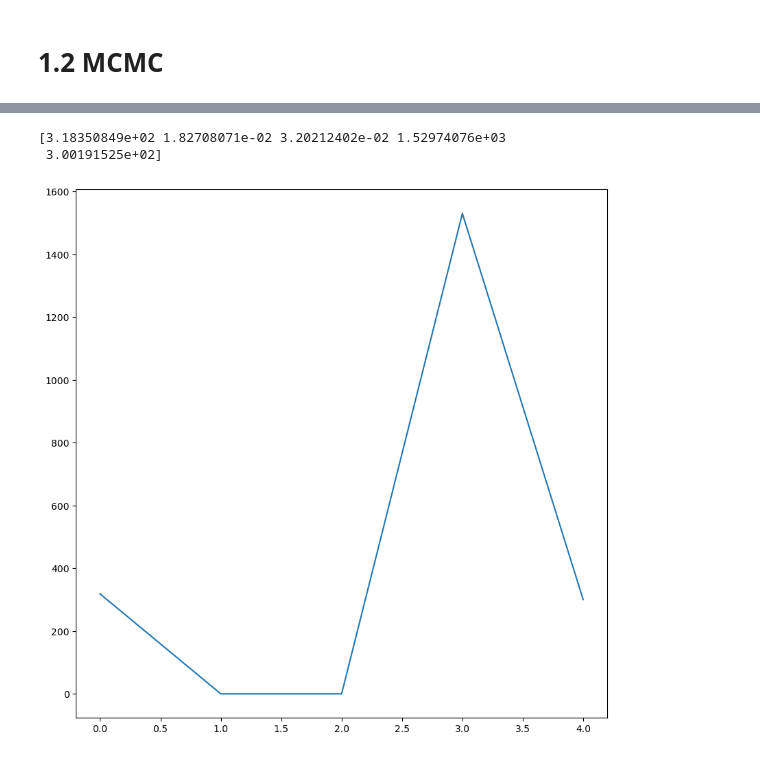
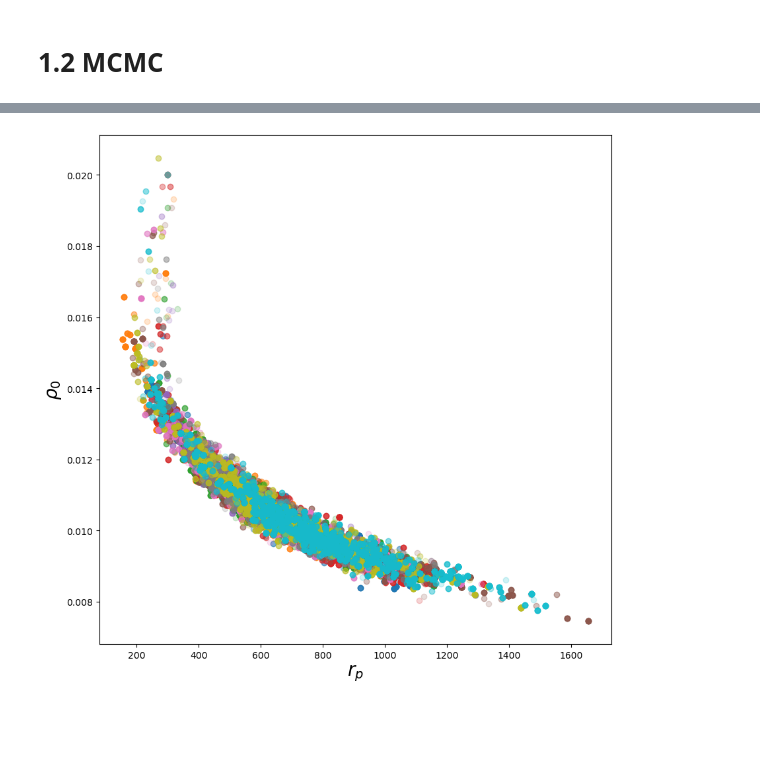
Before and after one commit to tanguypasquier/TP_Filtrage, a Jupyter notebook: Interference bayesienne.ipynb, the cells around one changed output, grey strips where cells are left out. Saved outputs shown, nothing was run; the diff lists cells and outputs as text; code cells hidden in the pictures; blank space fills up the shorter version.

```diff
--- a/Interference bayesienne.ipynb
+++ b/Interference bayesienne.ipynb
@@ -75,8 +75,6 @@ plt.show()
 # %% [output]
 [figure]
 [figure]
-# %%
-col_noise = generate_col_noise(tableau_psd)
 # %% [markdown]
 ## Noise generation
 # %%
@@ -222,35 +231,46 @@ print(teta_p)
 # %%
 #rp = 901.106775343156, rho_z = 0.00939843995629463, A= 0.02110645881399912, mu= 1518.1927631585731, sigma= 204.88530355904697
 
+#Condions initiales sur nos paramètres
 def log_prior(params):
     rp, rho_z, A, mu, sigma = params
-    if 0<rp and  0<rho_z  and 0 < A <0.05 and 1000 < mu < 3000 and 100 < sigma < 500:
+    if 0<rp and  0<rho_z  and 0 < A <0.05 and 0 < mu  and 0 < sigma :
         return 0
     else:
+        print("-inf log prior")
+        print("rp = {}\nrho_z = {}\nA= {}\nmu= {}\nsigma= {}".format(rp, rho_z, A, mu, sigma))
         return -np.inf
 
+
+#Fonction de vraisemblance pour not fct_densité
 def log_likelihood(params):
 
-    Vraisemblance = fct_densité(tableau_r, params[0], params[1], params[2], params[3], params[4])
+    Vraisemblance = fct_densité(tableau_r, *params)
 
     Chi2 = np.dot((tableau_y - Vraisemblance).T, np.dot(Inv_Cov, (tableau_y - Vraisemblance)))
 
     return (-1/2 * Chi2)
 
+#log(a) dans le cours diapo 24
 def log_acceptance(teta, teta_p):
     return log_likelihood(teta_p) + log_prior(teta_p) - log_likelihood(teta) - log_prior(teta)
 
+
+#On verifie que le tirage se rapproche de la vrai valeur
 def test_acceptance(teta, teta_p):
     if log_acceptance(teta, teta_p) >= np.log(np.random.uniform()):
         return teta_p
     else:
         return teta
 
-
-def Metropolis_Hastings(teta_0, dteta_0, n_iter):
+#Algo de la diapo 24
+def Metropolis_Hastings(teta_0, n_iter):
+    #Init val
     teta = teta_0
     teta_list = [teta]
+    #Algo
     for _ in range(n_iter):
+        dteta_0 = np.array(teta) * 0.075
         teta_p = params_def(teta, dteta_0)
         teta = test_acceptance(teta, teta_p)
         teta_list.append(teta)
@@ -258,23 +278,27 @@ def Metropolis_Hastings(teta_0, dteta_0, n_iter):
 # %%
 A = 0.03
 mu = 1500
 sigma = 250
 rho_z = 0.02
 rp = 300
 
 teta_0 = [rp, rho_z, A, mu, sigma]
-dteta_0 = np.array(teta_0) * 0.1
 n_iter = 10000
 
-teta_list = Metropolis_Hastings(teta_0, dteta_0, n_iter)
+n_Markov = 10
+
+full_teta_list = np.zeros((n_Markov, n_iter+1, len(teta_0)))
+
+plt.figure(figsize=(10, 10))
+for i in range(n_Markov):
+
+    teta_list = Metropolis_Hastings(teta_0, n_iter)
+    teta_list_np = np.array(teta_list)
+    full_teta_list[i] = teta_list_np
+    plt.scatter(teta_list_np[:,0], teta_list_np[:,1], alpha = 0.2)
+
+plt.xlabel(r'$r_p$', fontsize = 20)
+plt.ylabel(r'$\rho _0$', fontsize = 20)
+plt.show()
+# %% [output]
+[figure, added]
-# %%
-print(teta_list[1])
-# %% [output]
-[3.18350849e+02 1.82708071e-02 3.20212402e-02 1.52974076e+03
- 3.00191525e+02]
-# %%
-plt.figure(figsize=(10, 10))
-plt.plot(np.array(teta_list[:][1]))
-plt.show()
-# %% [output]
-[figure, removed]
```
Also changed, not shown: parts of 15 cells of this notebook, 1 other file.
